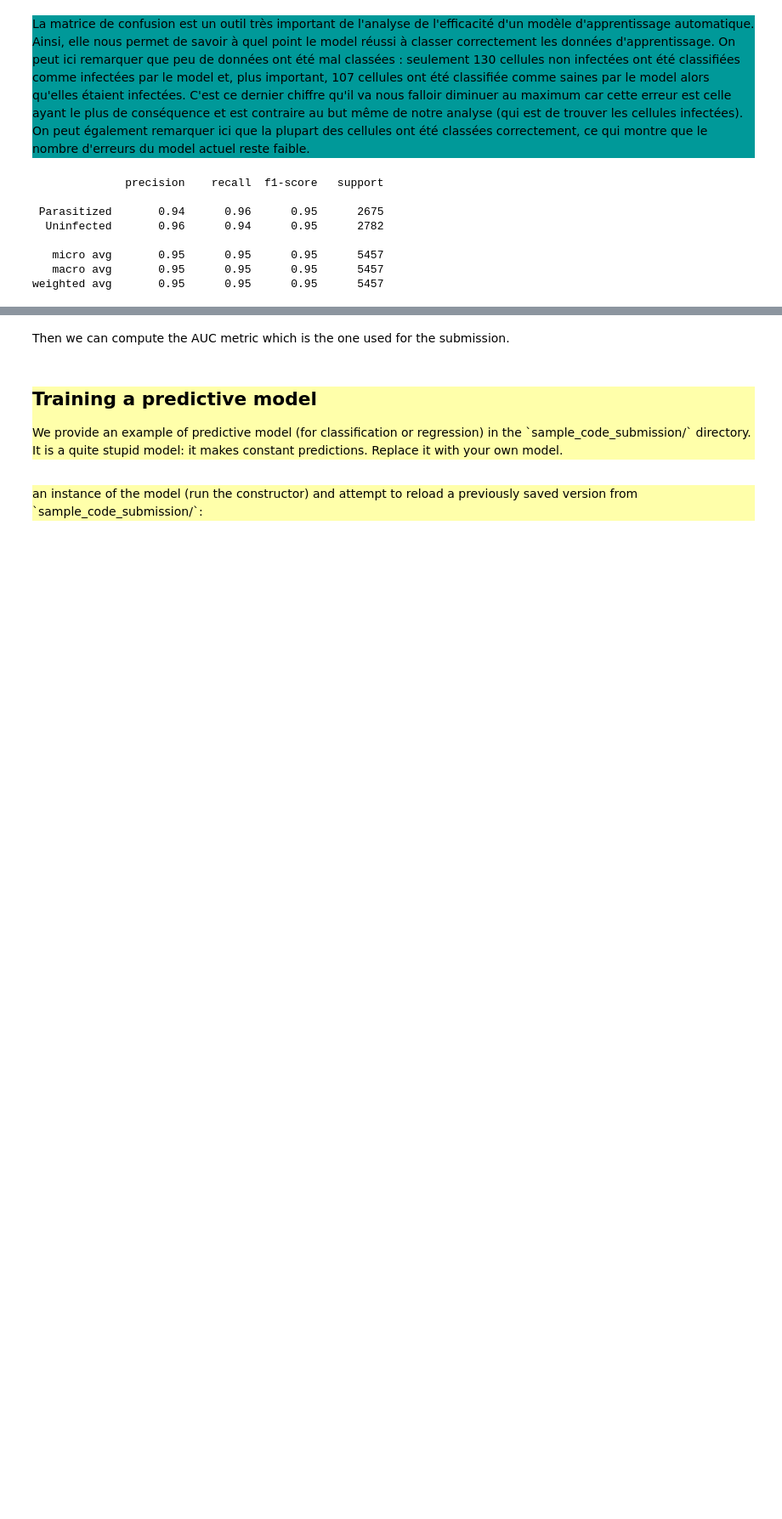
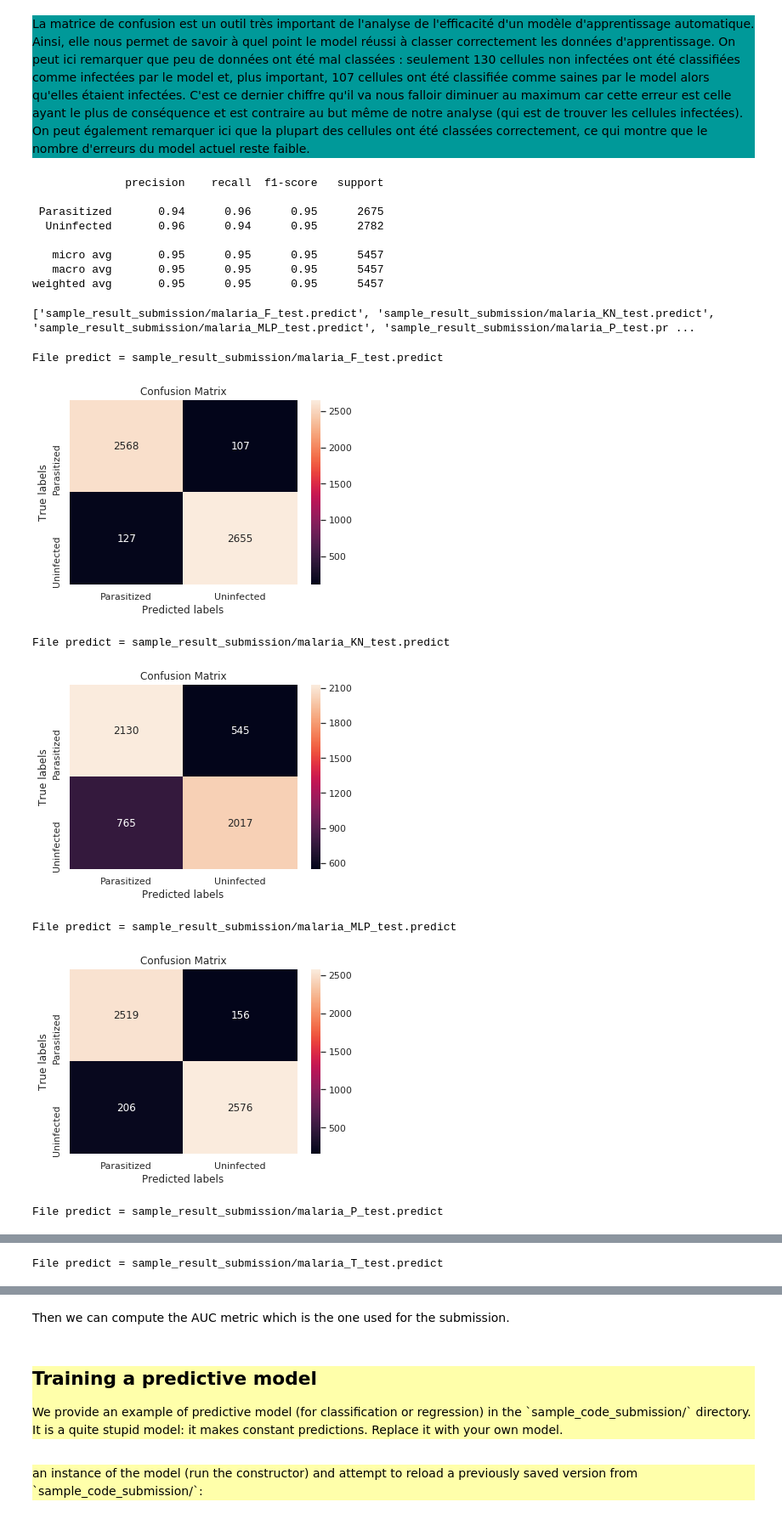
Before and after one commit to charlottetrupin/malaria, a Jupyter notebook: starting_kit/README_{visualization}.ipynb, the cells around one changed output, grey strips where cells are left out. Shown at 85% size. Drawn from its saved outputs; the diff is of its cells as text; code cells hidden in the pictures; blank space fills up the shorter version.

Commit message:
Affichage des matrices de confusion dans readme visualization

```diff
--- a/starting_kit/README_{visualization}.ipynb
+++ b/starting_kit/README_{visualization}.ipynb
@@ -264,7 +267,8 @@ from sklearn.ensemble import RandomForestClassifier
 from sklearn.model_selection import ParameterGrid
 
 D = DataManager(data_name, data_dir, replace_missing=True)
-X_train_pre, X_test_pre, y_train_pre, y_test_pre = train_test_split(D.data['X_train'], D.data['Y_train'], test_size=0.33, random_state=42)
+# Séparation de l'ensemble d'apprentissage en un plus petit ensemble d'apprentissage et un ensemble de test
+X_train, X_test, Y_train, Y_test = train_test_split(D.data['X_train'], D.data['Y_train'], test_size=0.33, random_state=42)
 
 # Load model
 clf = RandomForestClassifier(random_state = 42, n_estimators = 2, max_depth = 5)
@@ -319,3 +323,47 @@ print(classification_report(y_test_pre, Y_hat_test_pre, target_names=target_name
    micro avg       0.95      0.95      0.95      5457
    macro avg       0.95      0.95      0.95      5457
 weighted avg       0.95      0.95      0.95      5457
+# %%
+# Lien entre readme model et readme visualization
+# Affichage des matrices de confusion pour chaque algorithme
+
+# Récupération des fichiers de prédiction de chaque algorithme
+files_predict = !ls sample_result_submission/malaria_*_test.predict
+print(files_predict)
+# %% [output]
+['sample_result_submission/malaria_F_test.predict', 'sample_result_submission/malaria_KN_test.predict', 'sample_result_submission/malaria_MLP_test.predict', 'sample_result_submission/malaria_P_test.pr ...
+# %%
+# Renvoie le nparray des labels prédits enregistrés dans un fichier
+def nparray_predict(file_predict):
+    print("File predict =", file_predict)
+    with open(file_predict, "r") as f:
+        res = f.read().split("\n")
+        res.remove("")
+    return np.array([int(i) for i in res])
+# %%
+# Affiche la matrice de confusion sur l'ensemble de test
+def plot_confusion_matrix(Y_test_predict):
+    global Y_test
+    ax = plt.subplot()
+    #annot=True to annotate cells
+    sns.heatmap(confusion_matrix(Y_test, Y_test_predict), annot=True, fmt='g', ax=ax)
+
+    # labels, title and ticks
+    ax.set_xlabel('Predicted labels');
+    ax.set_ylabel('True labels');
+    ax.set_title('Confusion Matrix');
+    ax.xaxis.set_ticklabels(['Parasitized', 'Uninfected']);
+    ax.yaxis.set_ticklabels(['Parasitized', 'Uninfected']);
+    plt.show()
+# %%
+# Affichage des matrices de confusion pour chaque algorithme
+for file_predict in files_predict:
+    plot_confusion_matrix(nparray_predict(file_predict))
+# %% [output]
+File predict = sample_result_submission/malaria_F_test.predict
+[figure, added]
+File predict = sample_result_submission/malaria_KN_test.predict
+[figure, added]
+File predict = sample_result_submission/malaria_MLP_test.predict
+[figure, added]
+File predict = sample_result_submission/malaria_P_test.predict
@@ -321,0 +371 @@ weighted avg       0.95      0.95      0.95      5457
+File predict = sample_result_submission/malaria_T_test.predict
```
Also changed, not shown: parts of 6 cells of this notebook.
